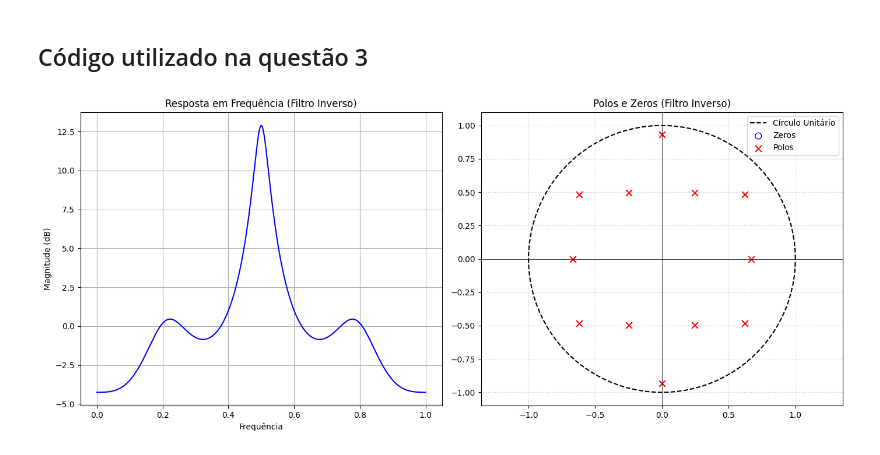
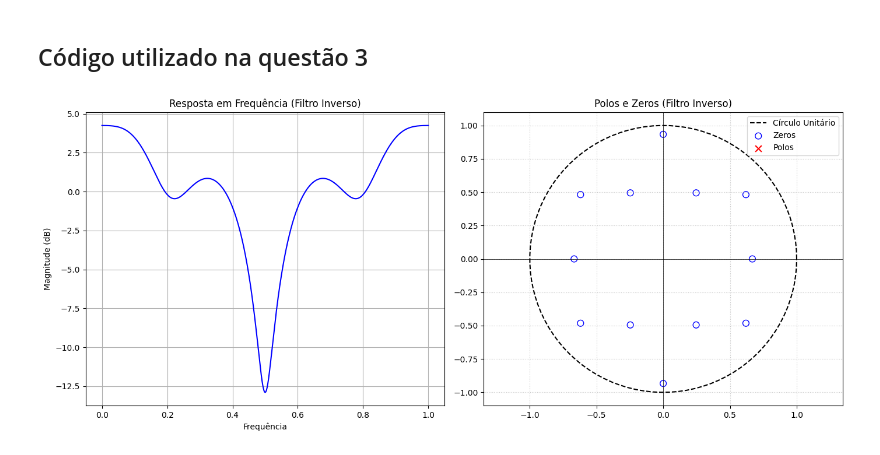
Before and after one commit to ThayseBachmeyer/ProcessamentoSinaisI, a Jupyter notebook: Aula 03/Códigos/aula0409.ipynb, the cells around one changed output. Saved outputs shown, nothing was run; the diff lists cells and outputs as text; code cells hidden in the pictures.

```diff
--- a/Aula 03/Códigos/aula0409.ipynb
+++ b/Aula 03/Códigos/aula0409.ipynb
@@ -131,38 +131,35 @@ x = x / np.max(np.abs(x))
 y = signal.lfilter(num, den, x)
 y = y / np.max(np.abs(y))
 
-num_inv = den
-den_inv = num
-
-x_recuperado = signal.lfilter(num_inv, den_inv, y)
+x_recuperado = signal.lfilter(num, den, y)
 x_norm = x / np.max(np.abs(x))
 x_rec_norm = x_recuperado / np.max(np.abs(x_recuperado))
 
-w_inv, h_freq_inv = signal.freqz(num_inv, den_inv, worN=8000)
-zeros_inv, polos_inv, _ = signal.tf2zpk(num_inv, den_inv)
+w_inv, h_freq_inv = signal.freqz(num, den, worN=8000)
+zeros_inv, polos_inv, _ = signal.tf2zpk(num, den)
 
 plt.figure(figsize=(14, 6))
 plt.subplot(1, 2, 1)
 magnitude_inv_db = 20 * np.log10(np.maximum(np.abs(h_freq_inv), 1e-10))
 plt.plot(w_inv / np.pi, magnitude_inv_db, 'b')
 plt.title('Resposta em Frequência (Filtro Inverso)')
 plt.ylabel('Magnitude (dB)')
 plt.xlabel('Frequência')
 plt.grid(True)
 
 plt.subplot(1, 2, 2)
 theta = np.linspace(0, 2*np.pi, 100)
 plt.plot(np.cos(theta), np.sin(theta), 'k--', label='Círculo Unitário')
 plt.scatter(np.real(zeros_inv), np.imag(zeros_inv), s=60, facecolors='none', edgecolors='b', label='Zeros')
 plt.scatter(np.real(polos_inv), np.imag(polos_inv), s=60, marker='x', color='r', label='Polos')
 plt.title('Polos e Zeros (Filtro Inverso)')
 plt.axhline(0, color='black', lw=0.5)
 plt.axvline(0, color='black', lw=0.5)
 plt.axis('equal')
 plt.legend(loc='upper right')
 plt.grid(True, linestyle=':', alpha=0.7)
 
 plt.tight_layout()
 plt.show()
 # %% [output]
-[figure, old version]
+[figure, new version]
```
